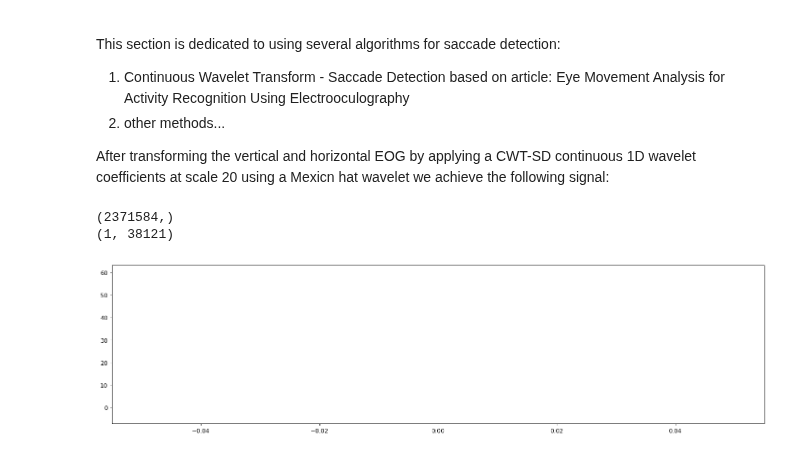
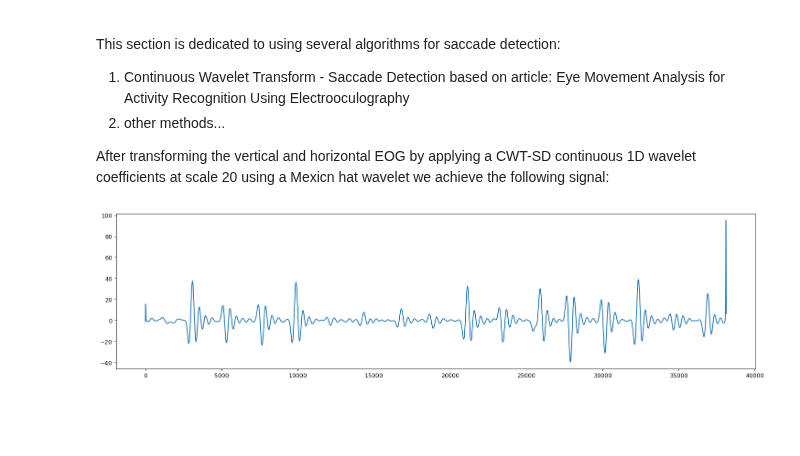
Before and after one commit to RicardoCQB/enac-eog-analysis, a Jupyter notebook: src/readEOG.ipynb, the cells around one changed output. Saved outputs shown, nothing was run; the diff lists cells and outputs as text; code cells hidden in the pictures; blank space fills up the shorter version.

```diff
--- a/src/readEOG.ipynb
+++ b/src/readEOG.ipynb
@@ -138,16 +138,12 @@ This section is dedicated to using several algorithms for saccade detection:
 
 After transforming the vertical and horizontal EOG by applying a CWT-SD  continuous 1D wavelet coefficients at scale 20 using a Mexicn hat wavelet we achieve the following signal:
 # %%
-coefVert, freqsVert = pywt.cwt(verticalEOG[calibrationStart:calibrationEnd], 8, 'mexh')
-coefHori, freqsHori = pywt.cwt(horizontalEOG[calibrationStart:calibrationEnd], 8, 'mexh')
+coefVert, freqsVert = pywt.cwt(verticalEOG[calibrationStart:calibrationEnd], 20, 'mexh')
+coefHori, freqsHori = pywt.cwt(horizontalEOG[calibrationStart:calibrationEnd], 20, 'mexh')
 # %%
 plt.figure(figsize=(20, 5), dpi=90)
-print(verticalEOG.shape)
-print(coefVert.shape)
-#plt.plot(coefVert)
-#plt.imshow(coefVert, cmap='PRGn', aspect='auto', vmax=abs(coefVert).max(), vmin=-abs(coefVert).max())
+coefVert = np.reshape(coefVert, (len(coefVert[0]),))
+plt.plot(coefVert)
 plt.show()
 # %% [output]
-(2371584,)
-(1, 38121)
-[figure, old version]
+[figure, new version]
```
Also changed, not shown: parts of 2 cells of this notebook.
